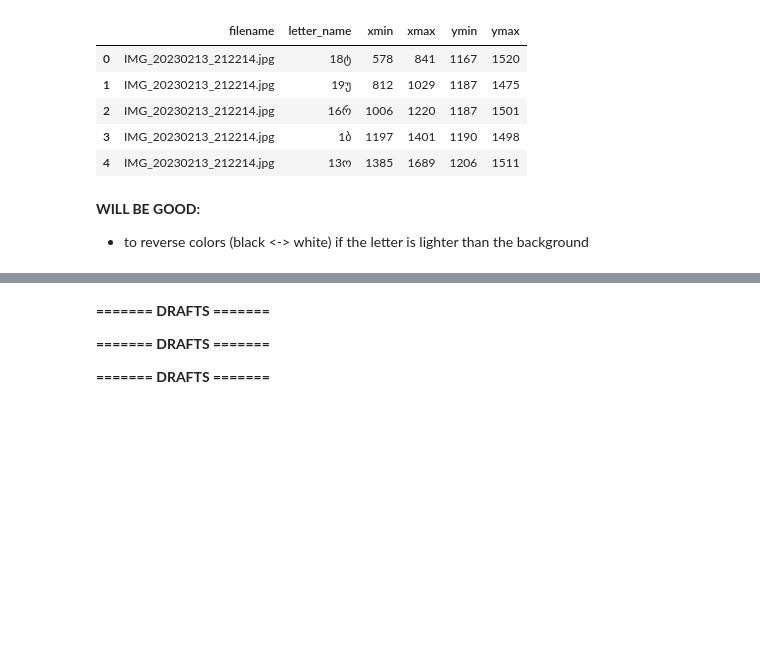
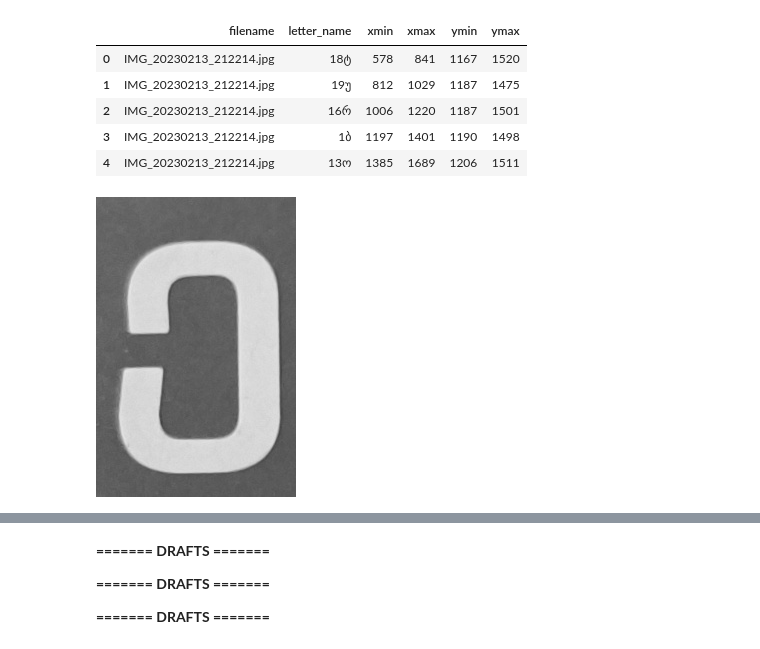
Before and after one commit to am-tropin/georgian-letters, a Jupyter notebook: Georgian_letters_recognition_TF.ipynb, the cells around one changed output, grey strips where cells are left out. Saved outputs shown, nothing was run; the diff lists cells and outputs as text; code cells hidden in the pictures; blank space fills up the shorter version.

```diff
--- a/Georgian_letters_recognition_TF.ipynb
+++ b/Georgian_letters_recognition_TF.ipynb
@@ -151,5 +170 @@ for index, row in df_short.iterrows():
-# %% [markdown]
-**WILL BE GOOD:**
-
-- to reverse colors (black <-> white) if the letter is lighter than the background
 # %%
@@ -162,2 +177,8 @@ for f in files:
 # %%
 # !rmdir croped_images
+# %%
+img_test = cv2.imread("/content/cropped_images/IMG_20230212_163114_ე_1.jpg")
+
+cv2_imshow(img_test)
+# %% [output]
+[figure, added]
```
Also changed, not shown: parts of 9 cells of this notebook.
